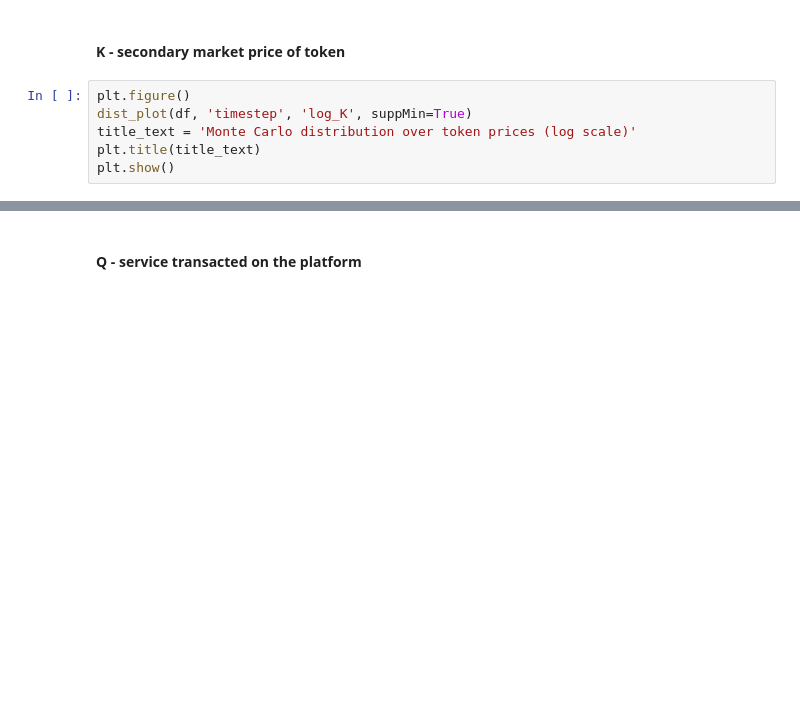
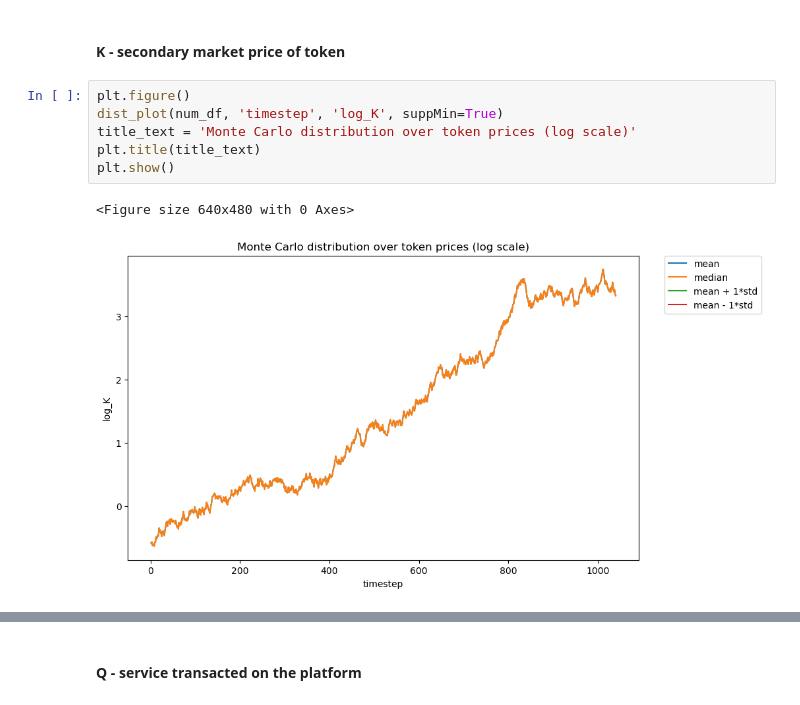
Before and after one commit to danlessa/ans, a Jupyter notebook: ANS Paper Smooth.ipynb, the cells around one changed output, grey strips where cells are left out. Cells and saved outputs as stored; diff of their text form; blank space fills up the shorter version.

```diff
--- a/ANS Paper Smooth.ipynb
+++ b/ANS Paper Smooth.ipynb
@@ -72,8 +94,11 @@ dist_plot(df, 'timestep', 'B')
 #### K - secondary market price of token
 # %%
 plt.figure()
-dist_plot(df, 'timestep', 'log_K', suppMin=True)
+dist_plot(num_df, 'timestep', 'log_K', suppMin=True)
 title_text = 'Monte Carlo distribution over token prices (log scale)'
 plt.title(title_text)
 plt.show()
+# %% [output]
+<Figure size 640x480 with 0 Axes>
+[figure, added]
 # %%
```
Also changed, not shown: parts of 5 cells of this notebook.
